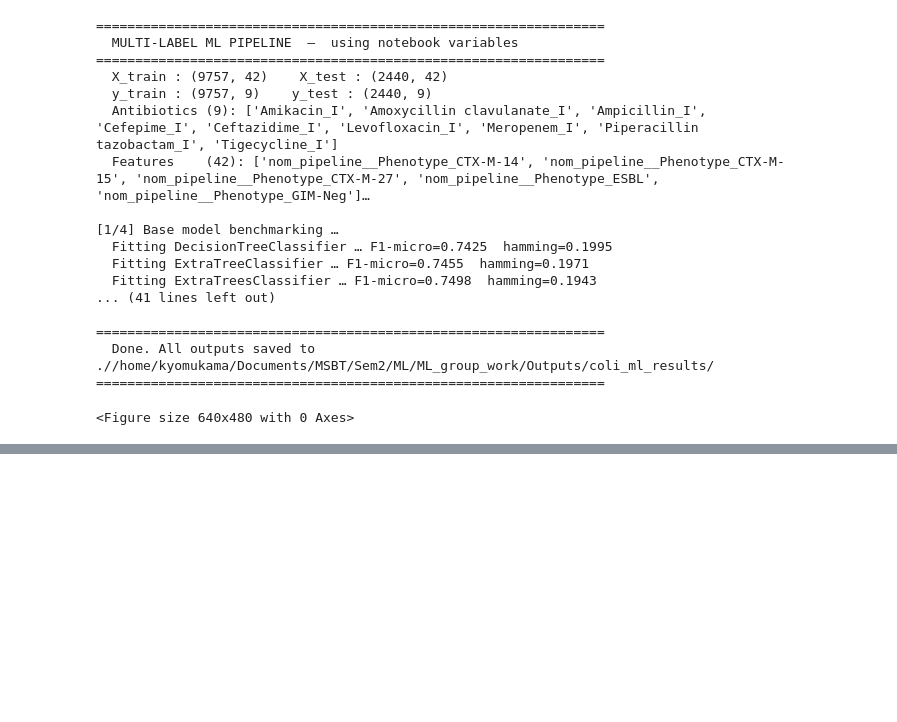
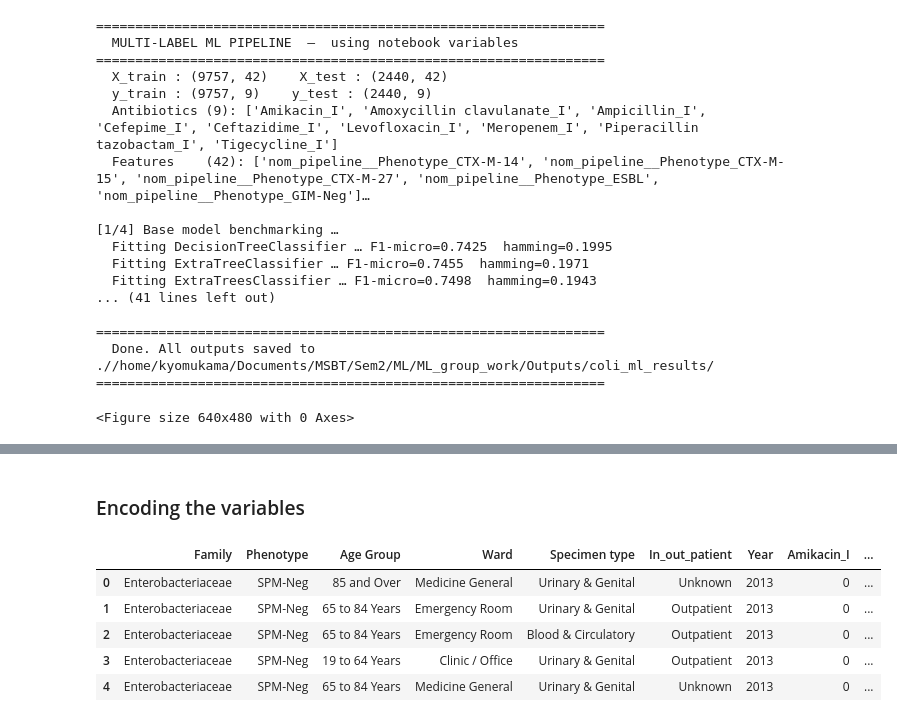
Before and after one commit to RachealClaire/ML_group_work, a Jupyter notebook: Notebooks/ml_assignment.ipynb, the cells around one changed output, grey strips where cells are left out. Cells and saved outputs as stored; diff of their text form; code cells hidden in the pictures; blank space fills up the shorter version.

```diff
--- a/Notebooks/ml_assignment.ipynb
+++ b/Notebooks/ml_assignment.ipynb
@@ -1170,0 +1179,4 @@ Processed Test Data:
+# %%
+ecoli.reset_index(drop=True, inplace=True)
+
+ecoli.head()
@@ -1170,0 +1194,9 @@ Processed Test Data:
+# %% [markdown]
+### Encoding the  variables
+# %%
+antibiotics = [col for col in ecoli if "_I" in col]
+# %%
+for col in antibiotics:
+    ecoli[col] = ecoli[col].replace('Resistant', 1)
+    ecoli[col] = ecoli[col].replace('Intermediate', 0)
+    ecoli[col] = ecoli[col].replace('Susceptible', 0)
@@ -1170,0 +1208,24 @@ Processed Test Data:
+# %%
+from sklearn.preprocessing import OneHotEncoder, LabelEncoder
+
+one = OneHotEncoder(sparse_output=False)
+
+le = LabelEncoder()
+# %%
+binary_features = ['Sex']
+ecoli_encoded = one.fit_transform(ecoli[binary_features])
+
+one_hot_df = pd.DataFrame(ecoli_encoded,
+                          columns=one.get_feature_names_out(binary_features))
+
+ecoli_data = pd.concat([ecoli.drop(binary_features, axis=1), one_hot_df], axis=1)
+ecoli_data.drop(columns=['Sex_Female'], inplace=True)
+ecoli_data['Sex_Male'] = ecoli_data['Sex_Male'].astype('category')
+ecoli_data.head()
+# %% [output]
+|  | Family | Phenotype | Age Group | Ward | Specimen type | In_out_patient | Year | Amikacin_I | ... |
+| 0 | Enterobacteriaceae | SPM-Neg | 85 and Over | Medicine General | Urinary & Genital | Unknown | 2013 | 0 | ... |
+| 1 | Enterobacteriaceae | SPM-Neg | 65 to 84 Years | Emergency Room | Urinary & Genital | Outpatient | 2013 | 0 | ... |
+| 2 | Enterobacteriaceae | SPM-Neg | 65 to 84 Years | Emergency Room | Blood & Circulatory | Outpatient | 2013 | 0 | ... |
+| 3 | Enterobacteriaceae | SPM-Neg | 19 to 64 Years | Clinic / Office | Urinary & Genital | Outpatient | 2013 | 0 | ... |
+| 4 | Enterobacteriaceae | SPM-Neg | 65 to 84 Years | Medicine General | Urinary & Genital | Unknown | 2013 | 0 | ... |
```
Also changed, not shown: parts of 41 cells of this notebook, 27 other files.
